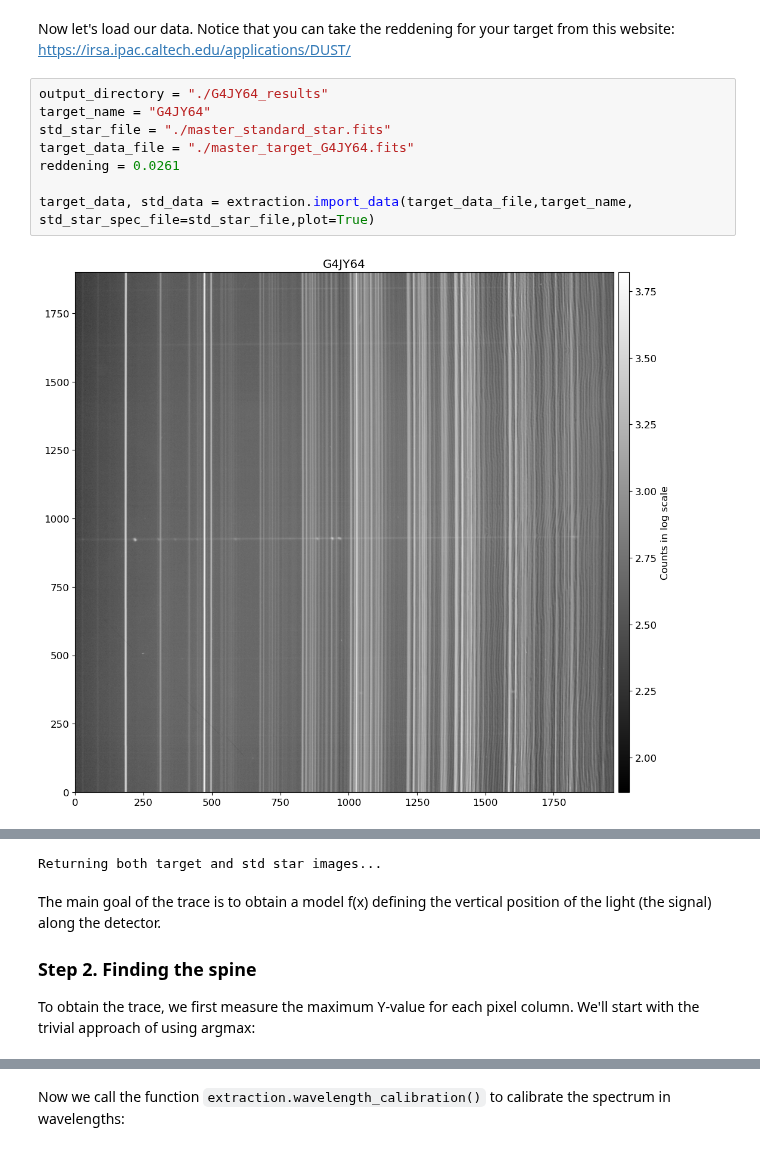
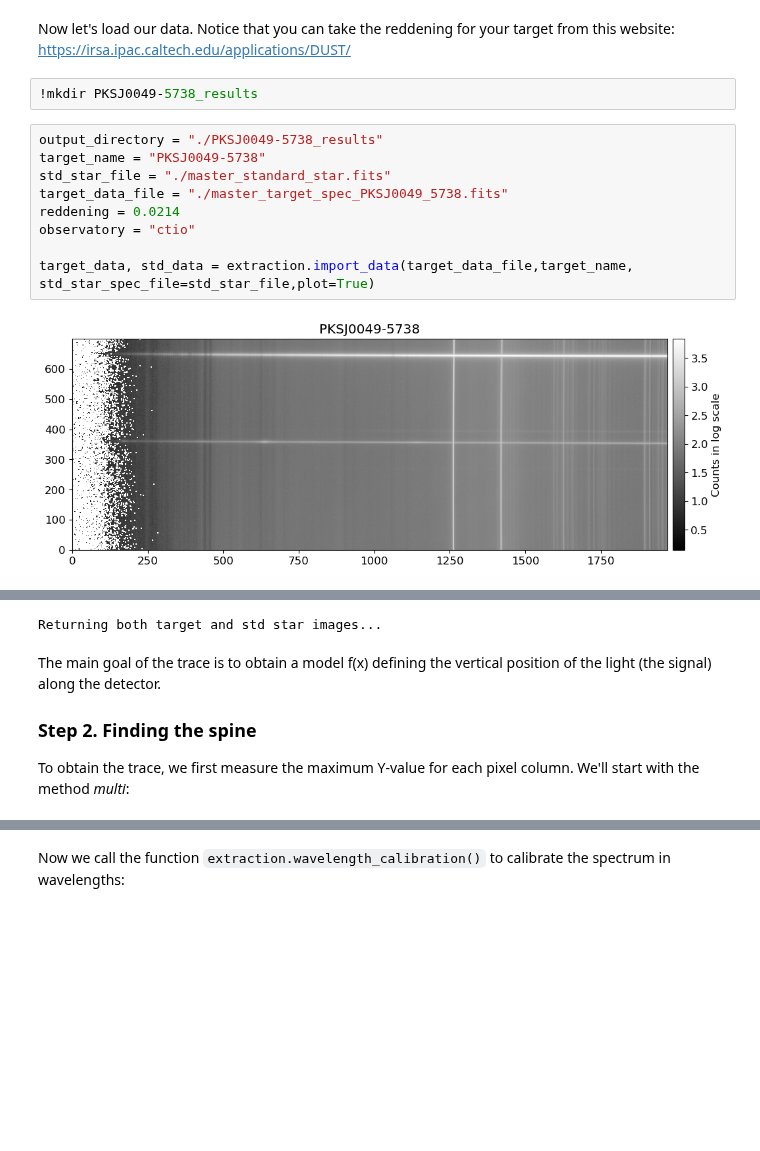
Before and after one commit to ranieremenezes/easyspec, a Jupyter notebook: tutorial/spectroscopy_tracing_easyspec.ipynb, the cells around one changed output, grey strips where cells are left out. Drawn from its saved outputs; the diff is of its cells as text; blank space fills up the shorter version.

```diff
--- a/tutorial/spectroscopy_tracing_easyspec.ipynb
+++ b/tutorial/spectroscopy_tracing_easyspec.ipynb
@@ -13,13 +13,16 @@ extraction = extraction()
 easyspec-extraction version:  1.0.0
 # %% [markdown]
 Now let's load our data. Notice that you can take the reddening for your target from this website: https://irsa.ipac.caltech.edu/applications/DUST/
+# %%
+!mkdir PKSJ0049-5738_results
 # %%
-output_directory = "./G4JY64_results"
-target_name = "G4JY64"
+output_directory = "./PKSJ0049-5738_results"
+target_name = "PKSJ0049-5738"
 std_star_file = "./master_standard_star.fits"
-target_data_file = "./master_target_G4JY64.fits"
-reddening = 0.0261
+target_data_file = "./master_target_spec_PKSJ0049_5738.fits"
+reddening = 0.0214
+observatory = "ctio"
 
 target_data, std_data = extraction.import_data(target_data_file,target_name, std_star_spec_file=std_star_file,plot=True)
 # %% [output]
-[figure, old version]
+[figure, new version]
@@ -30,5 +33,5 @@ The main goal of the trace is to obtain a model f(x) defining the vertical posit
 
 ### Step 2. Finding the spine
 
-To obtain the trace, we first measure the maximum Y-value for each pixel column. We'll start with the trivial approach of using argmax:
+To obtain the trace, we first measure the maximum Y-value for each pixel column. We'll start with the method *multi*:
 # %%
```
Also changed, not shown: parts of 32 cells of this notebook, 2 other files.
